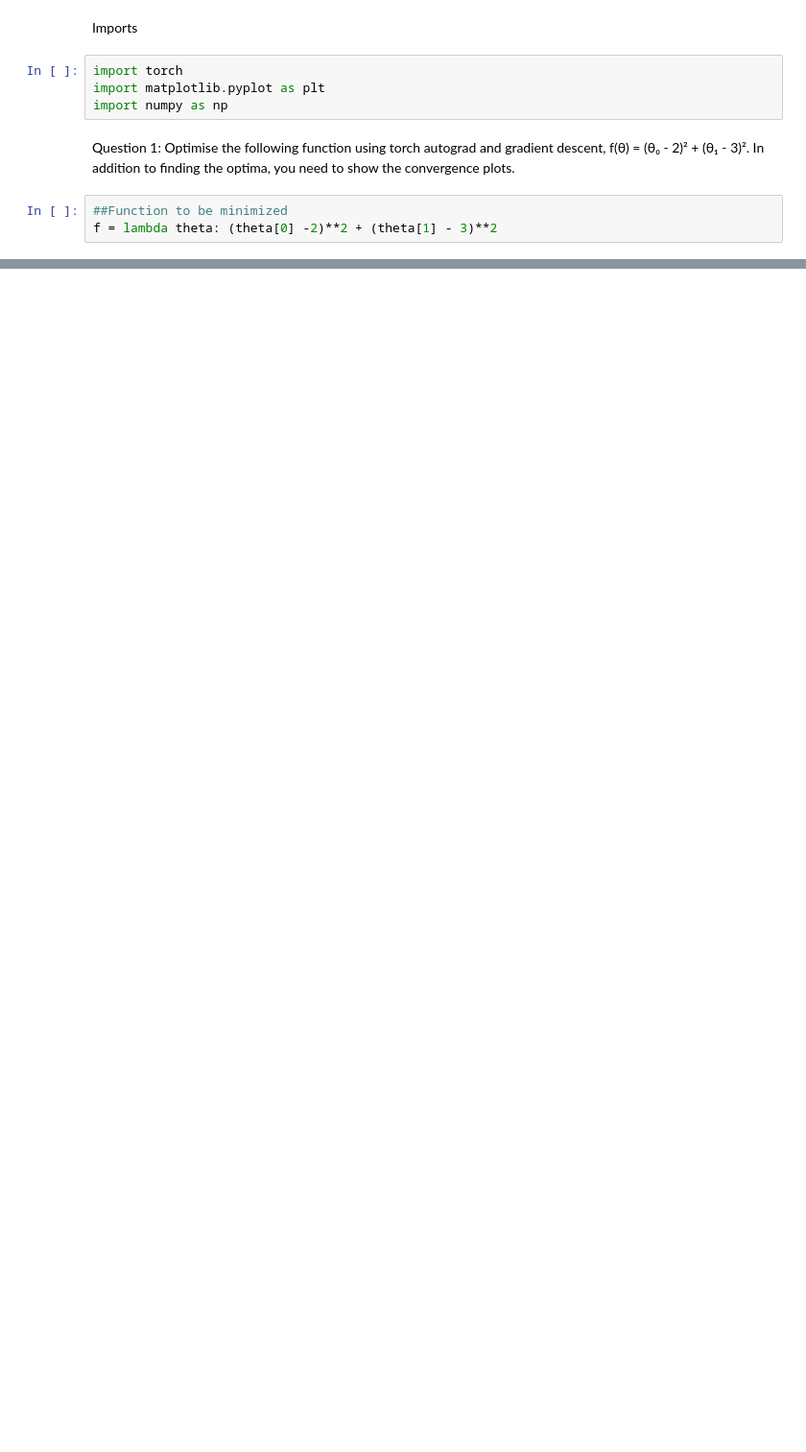
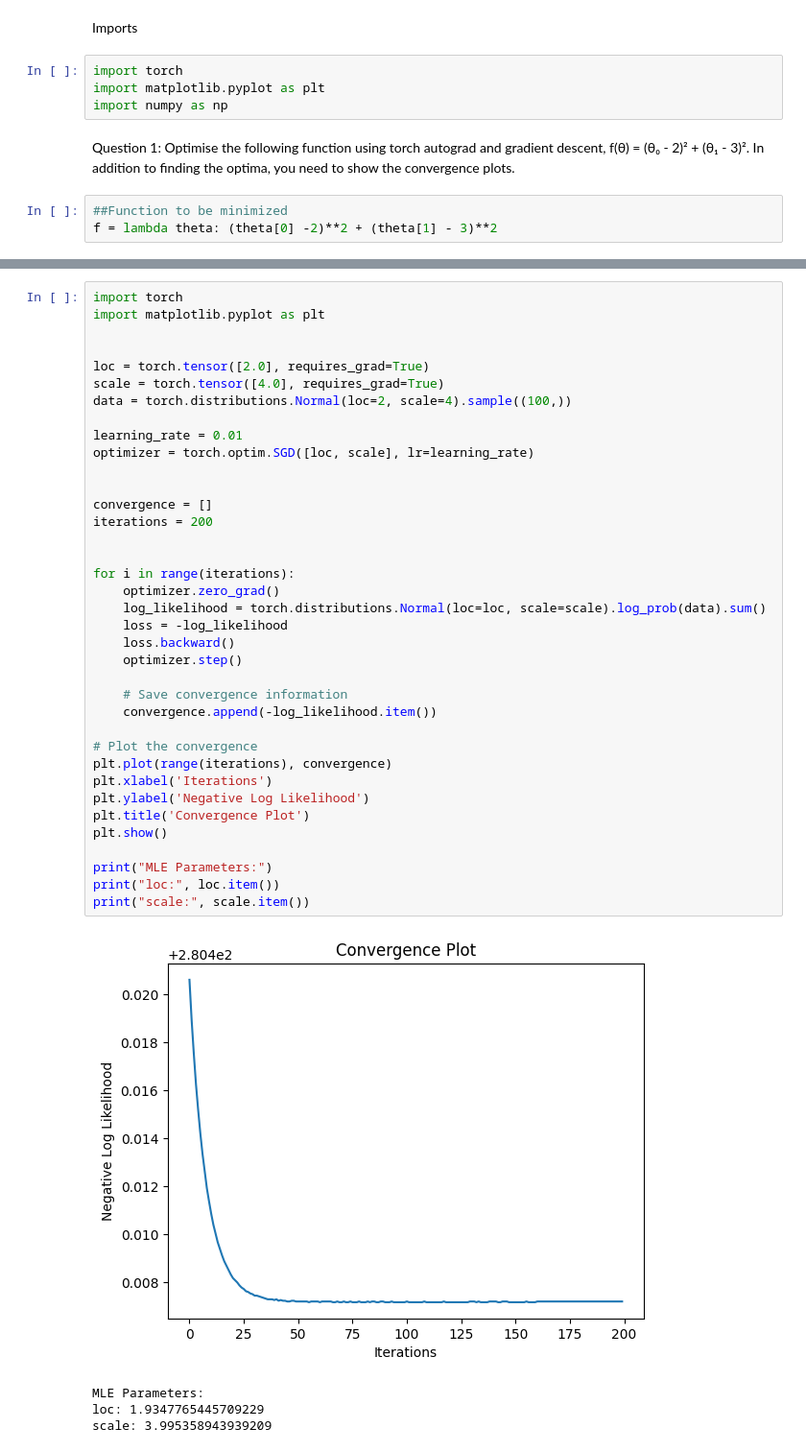
Before and after one commit to aditiagarwal-02/PML-assignment-1, a Jupyter notebook: solutiom.ipynb, the cells around one changed output, grey strips where cells are left out. Shown at 96% size. Cells and saved outputs as stored; diff of their text form; blank space fills up the shorter version.

```diff
--- a/solutiom.ipynb
+++ b/solutiom.ipynb
@@ -34,0 +84,42 @@ def plot_convergence(losses):
+# %%
+import torch
+import matplotlib.pyplot as plt
+
+
+loc = torch.tensor([2.0], requires_grad=True)
+scale = torch.tensor([4.0], requires_grad=True)
+data = torch.distributions.Normal(loc=2, scale=4).sample((100,))
+
+learning_rate = 0.01
+optimizer = torch.optim.SGD([loc, scale], lr=learning_rate)
+
+
+convergence = []
+iterations = 200
+
+
+for i in range(iterations):
+    optimizer.zero_grad()
+    log_likelihood = torch.distributions.Normal(loc=loc, scale=scale).log_prob(data).sum()
+    loss = -log_likelihood
+    loss.backward()
+    optimizer.step()
+
+    # Save convergence information
+    convergence.append(-log_likelihood.item())
+
+# Plot the convergence
+plt.plot(range(iterations), convergence)
+plt.xlabel('Iterations')
+plt.ylabel('Negative Log Likelihood')
+plt.title('Convergence Plot')
+plt.show()
+
+print("MLE Parameters:")
+print("loc:", loc.item())
+print("scale:", scale.item())
+# %% [output]
+[figure, added]
+MLE Parameters:
+loc: 1.9347765445709229
+scale: 3.995358943939209
```
Also changed, not shown: parts of 10 cells of this notebook.
